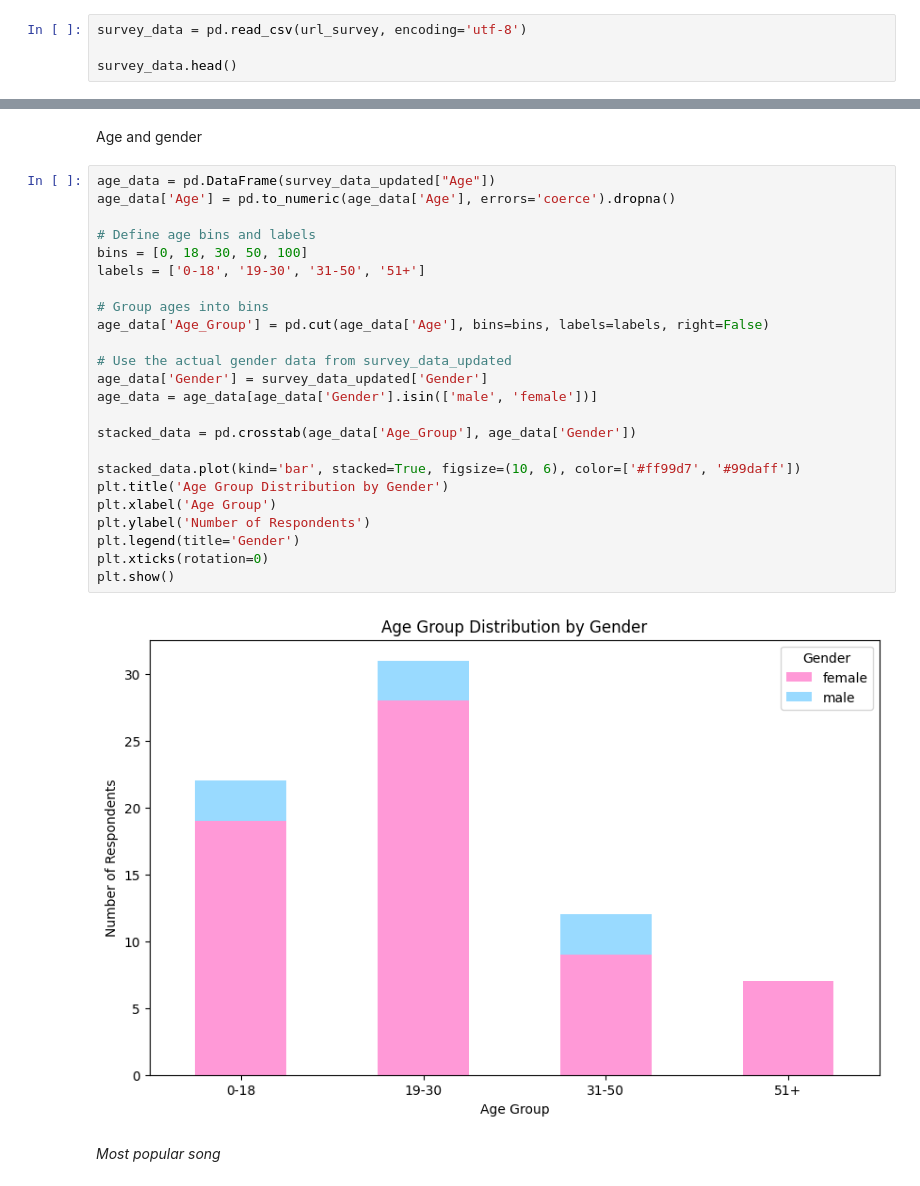
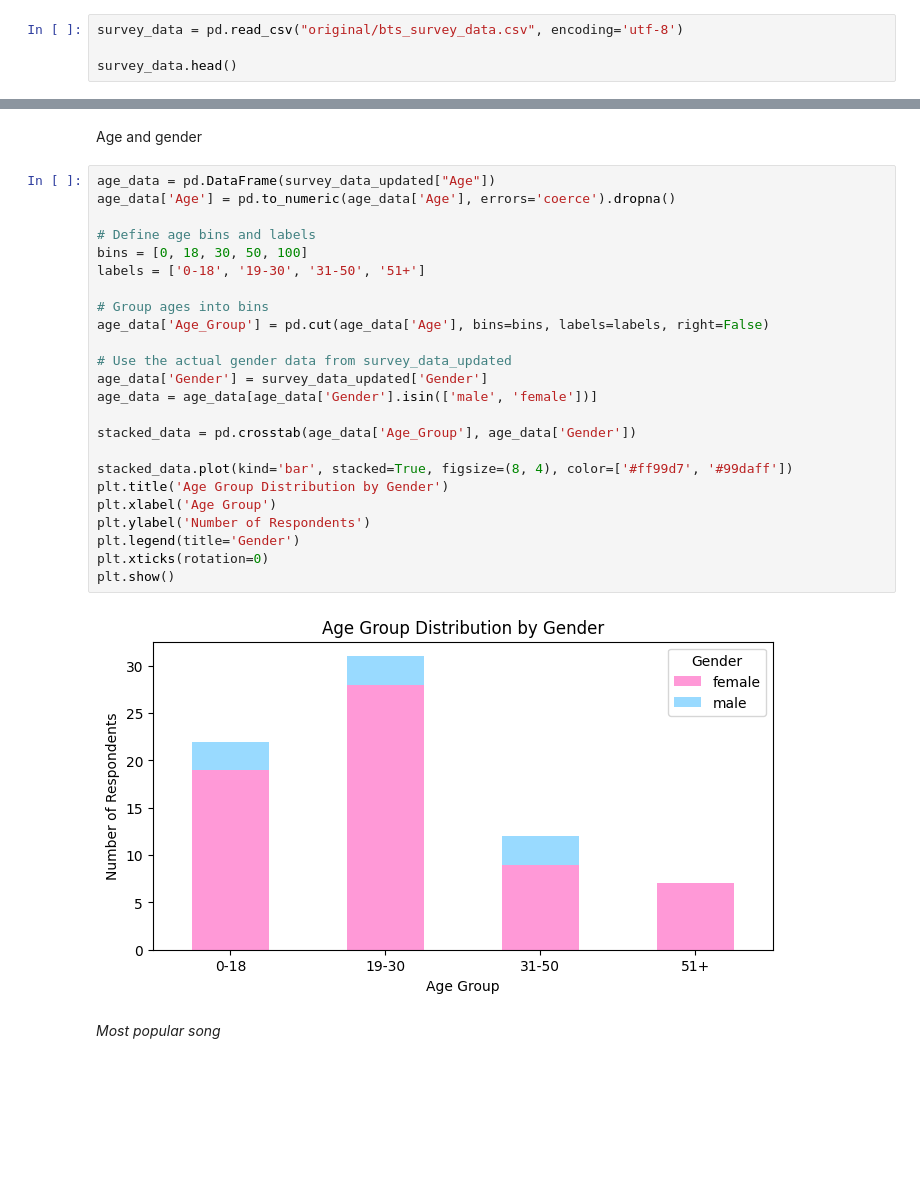
Before and after one commit to Yunnna005/DataAnalytics, a Jupyter notebook: BTS's_songs_analys.ipynb, the cells around one changed output, grey strips where cells are left out. Drawn from its saved outputs; the diff is of its cells as text; blank space fills up the shorter version.

```diff
--- a/BTS's_songs_analys.ipynb
+++ b/BTS's_songs_analys.ipynb
@@ -63,7 +59,7 @@ Libraries are installed and working!
 
 Displays raw data from both datasets.
 # %%
-survey_data = pd.read_csv(url_survey, encoding='utf-8')
+survey_data = pd.read_csv("original/bts_survey_data.csv", encoding='utf-8')
 
 survey_data.head()
 # %% [output]
@@ -441,29 +437,29 @@ Age and gender
 # %%
 age_data = pd.DataFrame(survey_data_updated["Age"])
 age_data['Age'] = pd.to_numeric(age_data['Age'], errors='coerce').dropna()
 
 # Define age bins and labels
 bins = [0, 18, 30, 50, 100]
 labels = ['0-18', '19-30', '31-50', '51+']
 
 # Group ages into bins
 age_data['Age_Group'] = pd.cut(age_data['Age'], bins=bins, labels=labels, right=False)
 
 # Use the actual gender data from survey_data_updated
 age_data['Gender'] = survey_data_updated['Gender']
 age_data = age_data[age_data['Gender'].isin(['male', 'female'])]
 
 stacked_data = pd.crosstab(age_data['Age_Group'], age_data['Gender'])
 
-stacked_data.plot(kind='bar', stacked=True, figsize=(10, 6), color=['#ff99d7', '#99daff'])
+stacked_data.plot(kind='bar', stacked=True, figsize=(8, 4), color=['#ff99d7', '#99daff'])
 plt.title('Age Group Distribution by Gender')
 plt.xlabel('Age Group')
 plt.ylabel('Number of Respondents')
 plt.legend(title='Gender')
 plt.xticks(rotation=0)
 plt.show()
 # %% [output]
-[figure, old version]
+[figure, new version]
 # %% [markdown]
 *Most popular song*
 # %%
```
Also changed, not shown: parts of 12 cells of this notebook, 1 other file.
